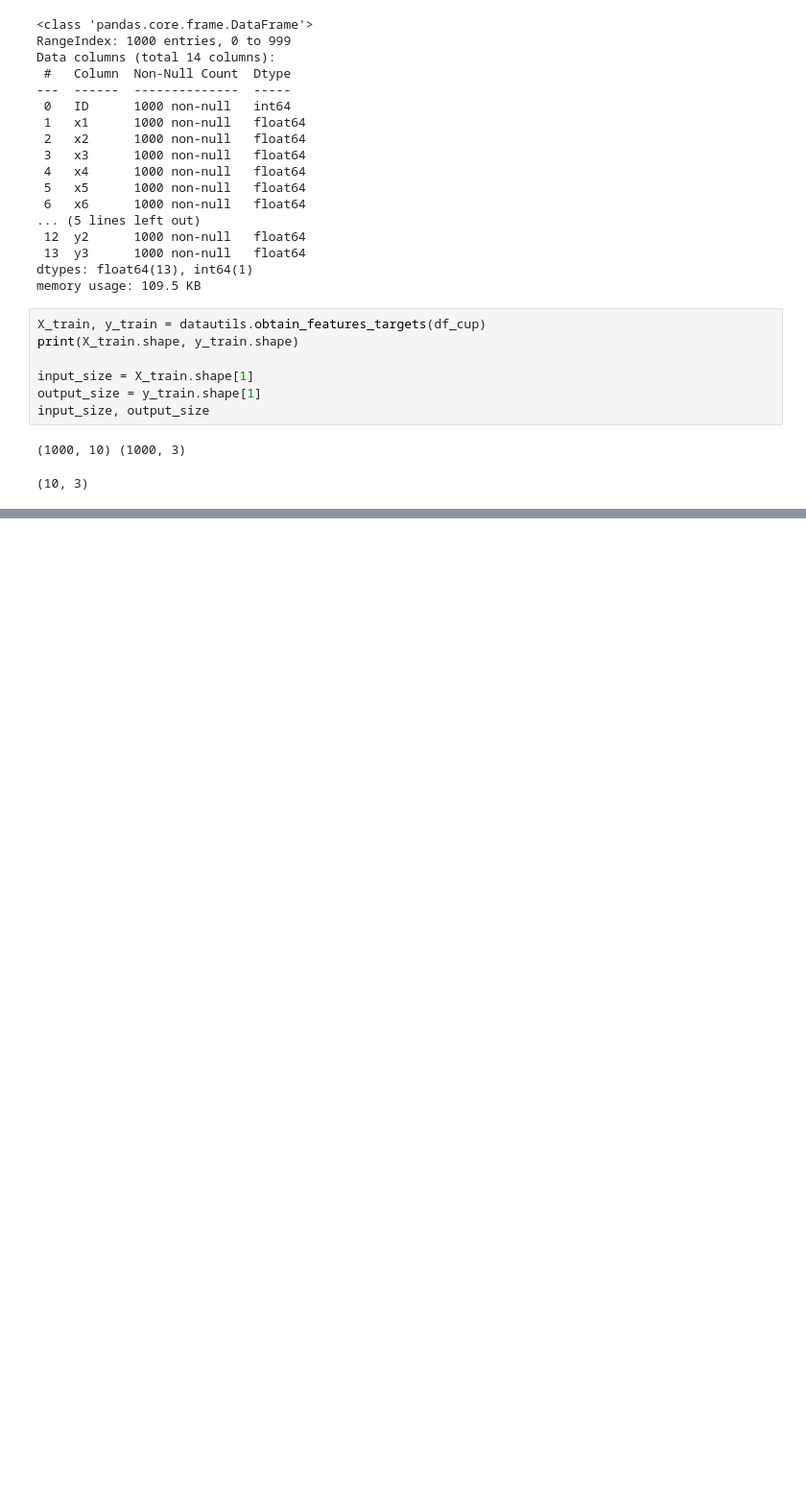
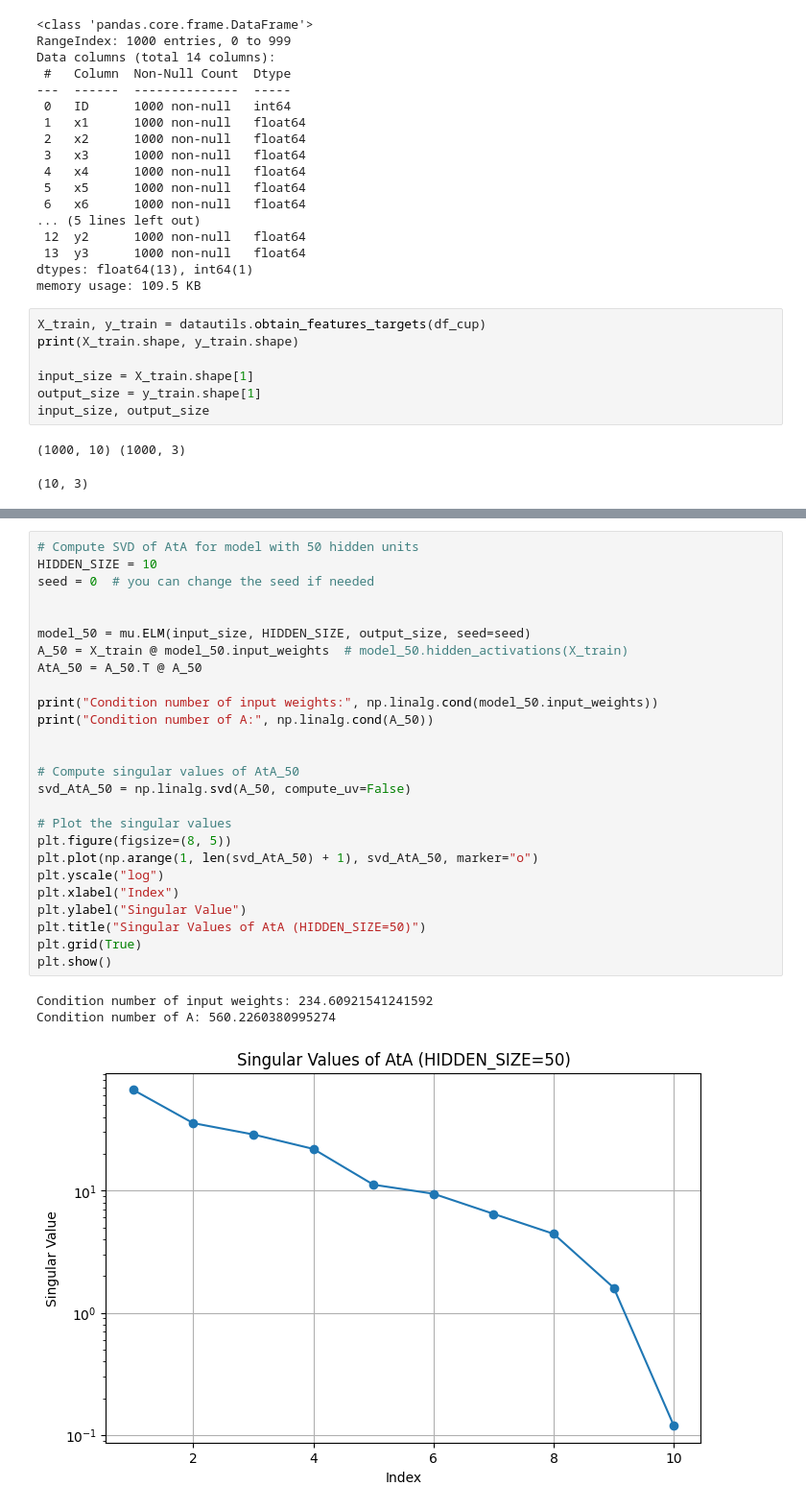
Before and after one commit to SaulUrso/Extreme-Learning-Machine, a Jupyter notebook: nesterov.ipynb, the cells around one changed output, grey strips where cells are left out. Shown: that part at 96% size. Cells and saved outputs as stored; diff of their text form; blank space fills up the shorter version.

```diff
--- a/nesterov.ipynb
+++ b/nesterov.ipynb
@@ -551,0 +296,30 @@ results.groupby("Initialization type")[["Train", "Validation", "Time"]].agg(
+# %%
+# Compute SVD of AtA for model with 50 hidden units
+HIDDEN_SIZE = 10
+seed = 0  # you can change the seed if needed
+
+
+model_50 = mu.ELM(input_size, HIDDEN_SIZE, output_size, seed=seed)
+A_50 = X_train @ model_50.input_weights  # model_50.hidden_activations(X_train)
+AtA_50 = A_50.T @ A_50
+
+print("Condition number of input weights:", np.linalg.cond(model_50.input_weights))
+print("Condition number of A:", np.linalg.cond(A_50))
+
+
+# Compute singular values of AtA_50
+svd_AtA_50 = np.linalg.svd(A_50, compute_uv=False)
+
+# Plot the singular values
+plt.figure(figsize=(8, 5))
+plt.plot(np.arange(1, len(svd_AtA_50) + 1), svd_AtA_50, marker="o")
+plt.yscale("log")
+plt.xlabel("Index")
+plt.ylabel("Singular Value")
+plt.title("Singular Values of AtA (HIDDEN_SIZE=50)")
+plt.grid(True)
+plt.show()
+# %% [output]
+Condition number of input weights: 234.60921541241592
+Condition number of A: 560.2260380995274
+[figure, added]
```
Also changed, not shown: parts of 38 cells of this notebook, 8 other files.
